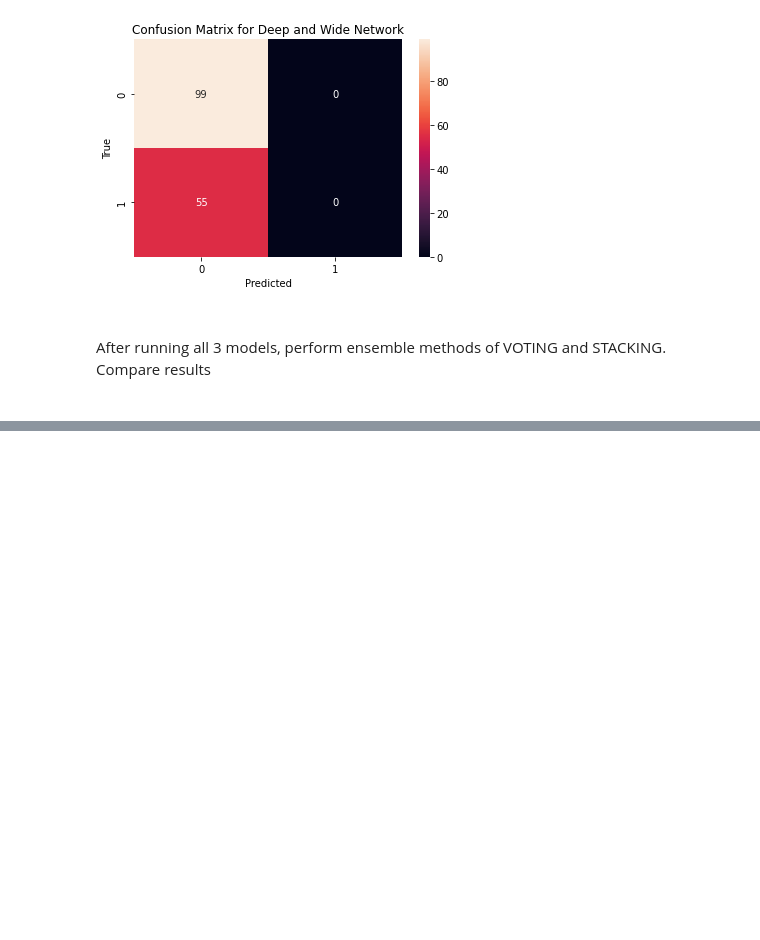
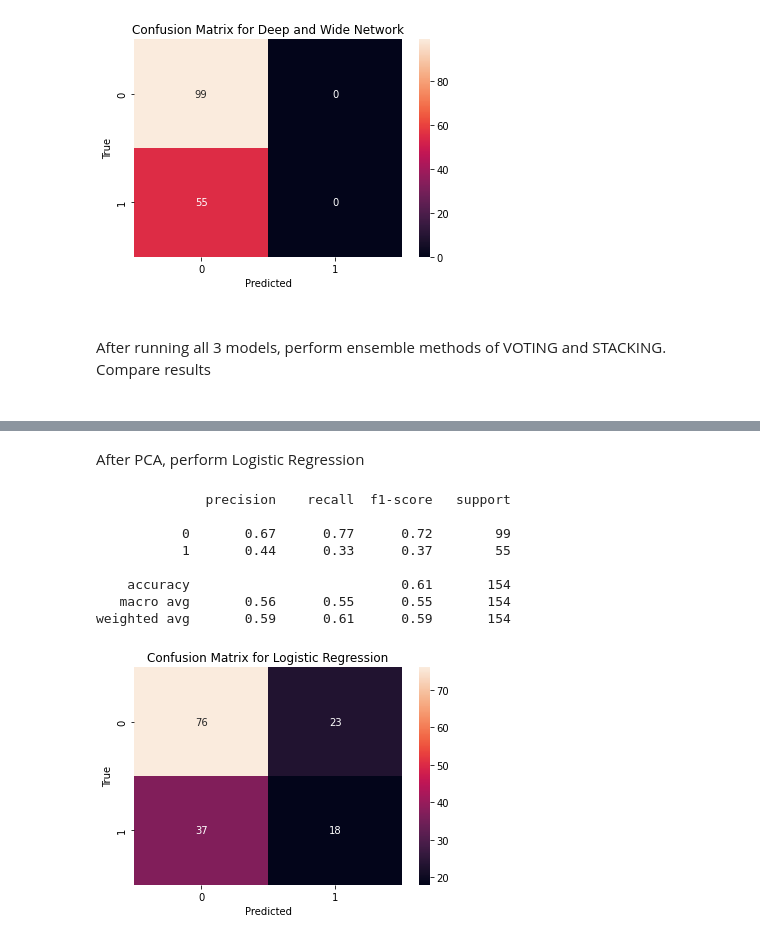
Before and after one commit to RachitChhabra/Discovering-Alternative-Predictors-for-Diabetes-Diagnosis, a Jupyter notebook: finproj_ece228.ipynb, the cells around one changed output, grey strips where cells are left out. Cells and saved outputs as stored; diff of their text form; code cells hidden in the pictures; blank space fills up the shorter version.

```diff
--- a/finproj_ece228.ipynb
+++ b/finproj_ece228.ipynb
@@ -1204,0 +1308,2 @@ weighted avg       0.68      0.69      0.68       154
+# %% [markdown]
+After PCA, perform Logistic Regression
@@ -1204,0 +1336,30 @@ weighted avg       0.68      0.69      0.68       154
+# %%
+#Stats and plots for LogReg
+
+from sklearn.metrics import classification_report, confusion_matrix
+import matplotlib.pyplot as plt
+import seaborn as sns
+# Fit the model and make predictions
+log_reg.fit(X_train, y_train)
+y_pred = log_reg.predict(X_test)
+
+# Print classification report
+print(classification_report(y_test, y_pred))
+
+# Print confusion matrix
+cm = confusion_matrix(y_test, y_pred)
+sns.heatmap(cm, annot=True, fmt='d')
+plt.title('Confusion Matrix for Logistic Regression')
+plt.xlabel('Predicted')
+plt.ylabel('True')
+plt.show()
+# %% [output]
+              precision    recall  f1-score   support
+
+           0       0.67      0.77      0.72        99
+           1       0.44      0.33      0.37        55
+
+    accuracy                           0.61       154
+   macro avg       0.56      0.55      0.55       154
+weighted avg       0.59      0.61      0.59       154
+[figure, added]
```
Also changed, not shown: parts of 25 cells of this notebook, 2 other files.
